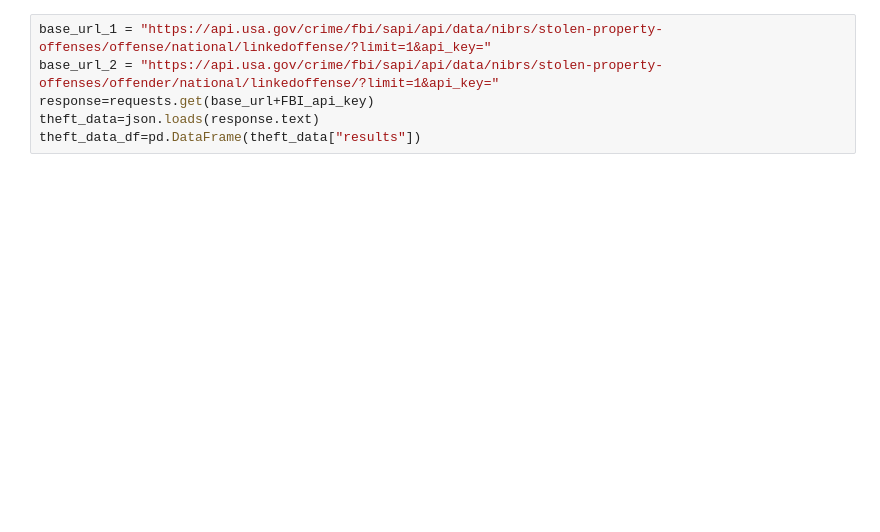
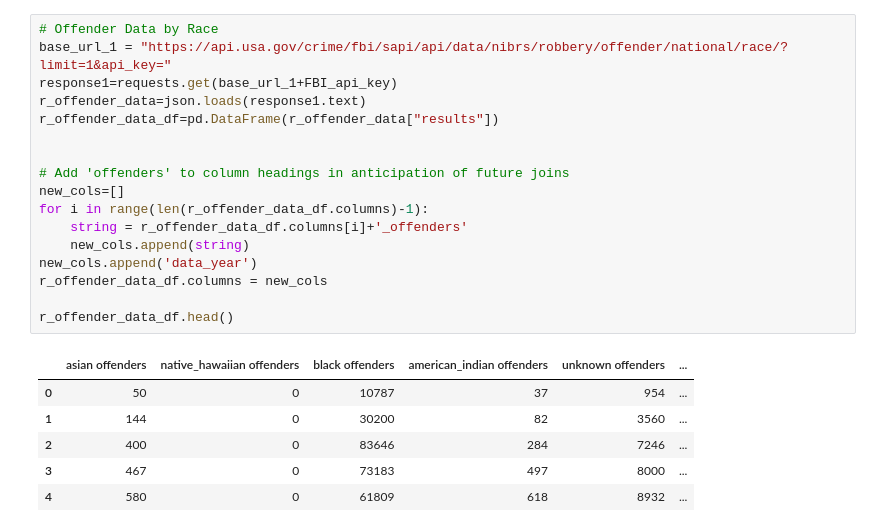
Before and after one commit to jmort16/ETL_Project, a Jupyter notebook: ETL_Project.ipynb, the cells around one changed output. Saved outputs shown, nothing was run; the diff lists cells and outputs as text; blank space fills up the shorter version.

```diff
--- a/ETL_Project.ipynb
+++ b/ETL_Project.ipynb
@@ -12,6 +18,24 @@ from api_keys import FBI_api_key
 # %%
-base_url_1 = "https://api.usa.gov/crime/fbi/sapi/api/data/nibrs/stolen-property-offenses/offense/national/linkedoffense/?limit=1&api_key="
-base_url_2 = "https://api.usa.gov/crime/fbi/sapi/api/data/nibrs/stolen-property-offenses/offender/national/linkedoffense/?limit=1&api_key="
-response=requests.get(base_url+FBI_api_key)
-theft_data=json.loads(response.text)
-theft_data_df=pd.DataFrame(theft_data["results"])
+# Offender Data by Race
+base_url_1 = "https://api.usa.gov/crime/fbi/sapi/api/data/nibrs/robbery/offender/national/race/?limit=1&api_key="
+response1=requests.get(base_url_1+FBI_api_key)
+r_offender_data=json.loads(response1.text)
+r_offender_data_df=pd.DataFrame(r_offender_data["results"])
+
+
+# Add 'offenders' to column headings in anticipation of future joins
+new_cols=[]
+for i in range(len(r_offender_data_df.columns)-1):
+    string = r_offender_data_df.columns[i]+'_offenders'
+    new_cols.append(string)
+new_cols.append('data_year')
+r_offender_data_df.columns = new_cols
+
+r_offender_data_df.head()
+# %% [output]
+|  | asian offenders | native_hawaiian offenders | black offenders | american_indian offenders | unknown offenders | ... |
+| 0 | 50 | 0 | 10787 | 37 | 954 | ... |
+| 1 | 144 | 0 | 30200 | 82 | 3560 | ... |
+| 2 | 400 | 0 | 83646 | 284 | 7246 | ... |
+| 3 | 467 | 0 | 73183 | 497 | 8000 | ... |
+| 4 | 580 | 0 | 61809 | 618 | 8932 | ... |
```
Also changed, not shown: parts of 10 cells of this notebook, 1 other file.
